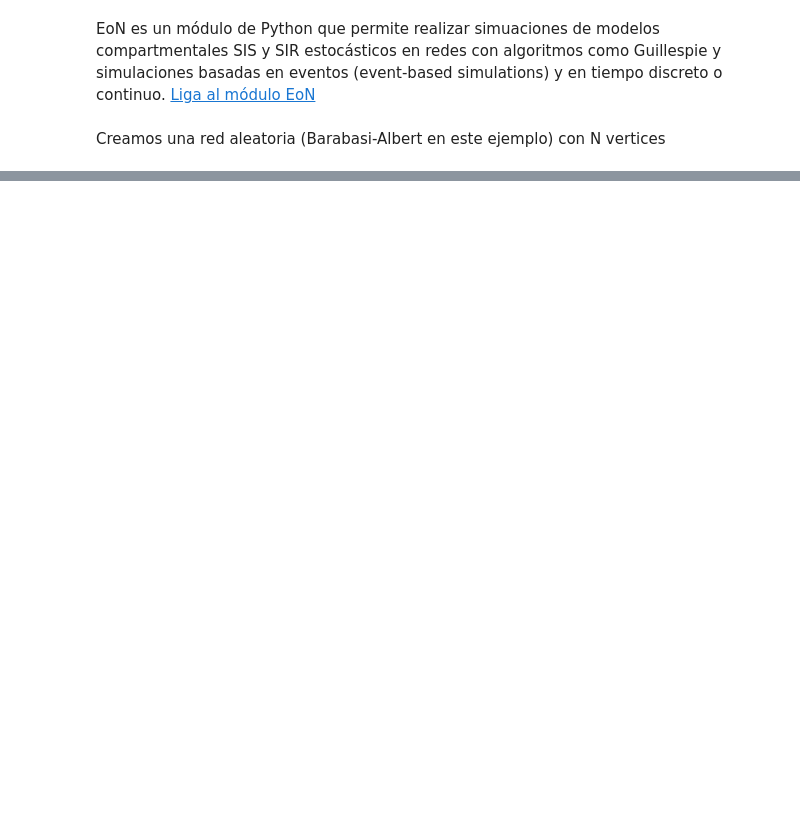
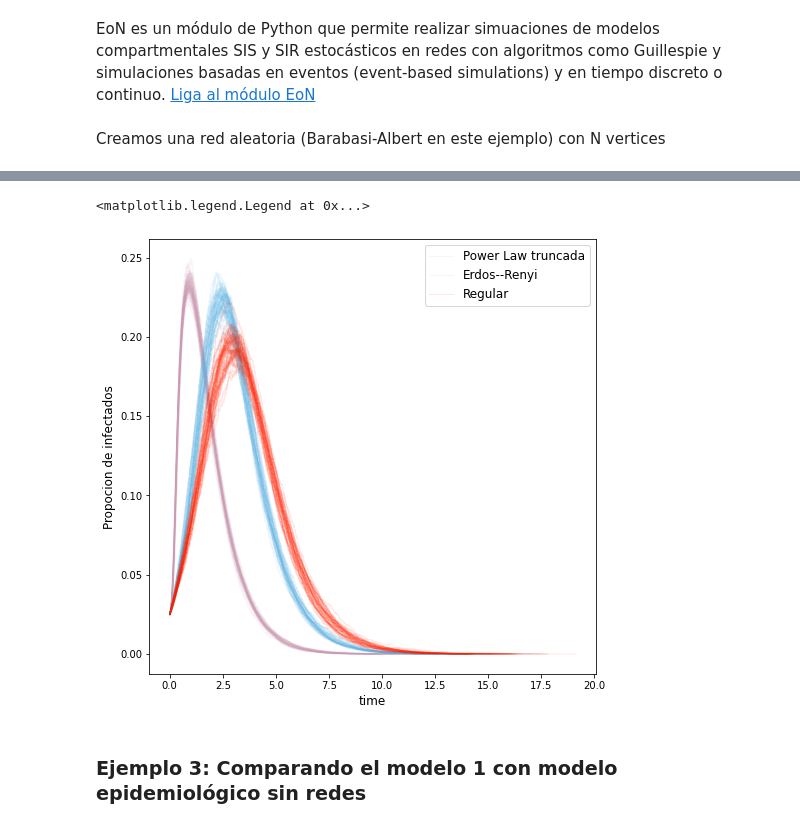
Before and after one commit to leticiaram/RIIAA_2021, a Jupyter notebook: notebooks/Redes_ModelosEpi.ipynb, the cells around one changed output, grey strips where cells are left out. Cells and saved outputs as stored; diff of their text form; code cells hidden in the pictures; blank space fills up the shorter version.

```diff
--- a/notebooks/Redes_ModelosEpi.ipynb
+++ b/notebooks/Redes_ModelosEpi.ipynb
@@ -388,0 +411,43 @@ plt.legend()
+# %%
+tau = 0.5       # tasa de transmisión
+gamma = 1.      # tasa de recuperación
+#ts = scipy.arange(0,40,0.05)
+count = 50      # number of simulations to run for each
+rho = 0.025     # fracción aleatoria de casos infectados iniciales.
+
+colors = ['#5AB3E6','#FF2000','#009A80','#E69A00', '#CD9AB3', '#0073B3',
+        '#F0E442']
+
+def sir_sim(k, N, color, label, count):
+    report_times = np.arange(0,30,0.1) #scipy.linspace(0,30,3000)
+    sums = 0*report_times
+    for cnt in range(count):
+        G = nx.configuration_model(k)
+        t, S, I, R = EoN.fast_SIR(G, tau, gamma, rho=rho)
+        if cnt==0:
+          plt.plot(t, I*1./N, '-', color = color,
+                                alpha = 0.1, linewidth=1,label=label)
+        else:
+          plt.plot(t, I*1./N, '-', color = color,
+                                alpha = 0.1, linewidth=1)
+# %%
+plt.figure(figsize=(8,8))
+
+#Powerlaw
+sir_sim(k_0PL, N, colors[4], 'Power Law truncada', count)
+#Poisson
+sir_sim(k_pois, N, colors[0], 'Erdos--Renyi', count)
+#Homogeneous
+sir_sim(k_reg, N, colors[1], 'Regular', count)
+
+plt.xlabel('time', fontsize=12)
+plt.ylabel('Propocion de infectados', fontsize=12)
+plt.legend(loc = 'upper right', numpoints = 1,fontsize=12)
+
+#plt.axis(xmax=10, xmin=0, ymin=0)
+##plt.savefig('fig1p2.pdf')
+# %% [output]
+<matplotlib.legend.Legend at 0x...>
+[figure, added]
+# %% [markdown]
+### Ejemplo 3: Comparando el modelo 1 con modelo epidemiológico sin redes
```
Also changed, not shown: parts of 33 cells of this notebook.
